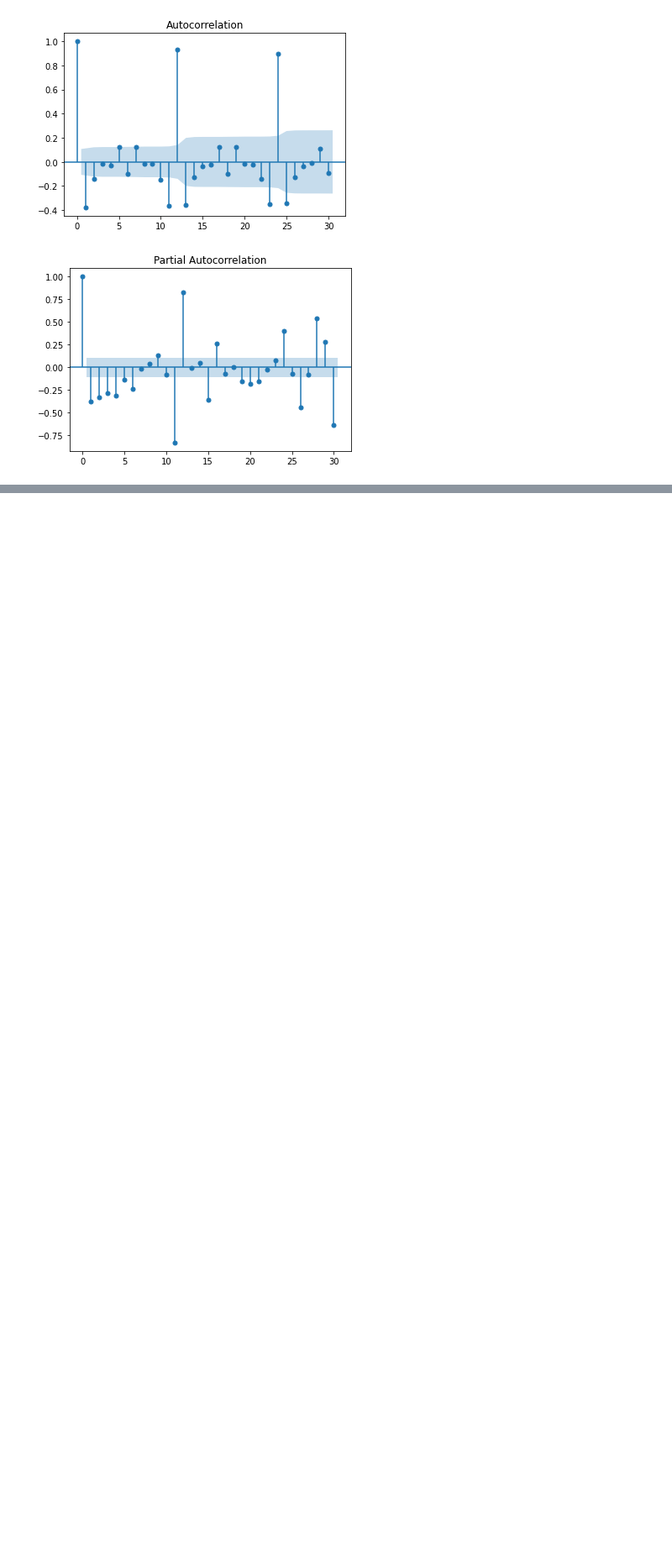
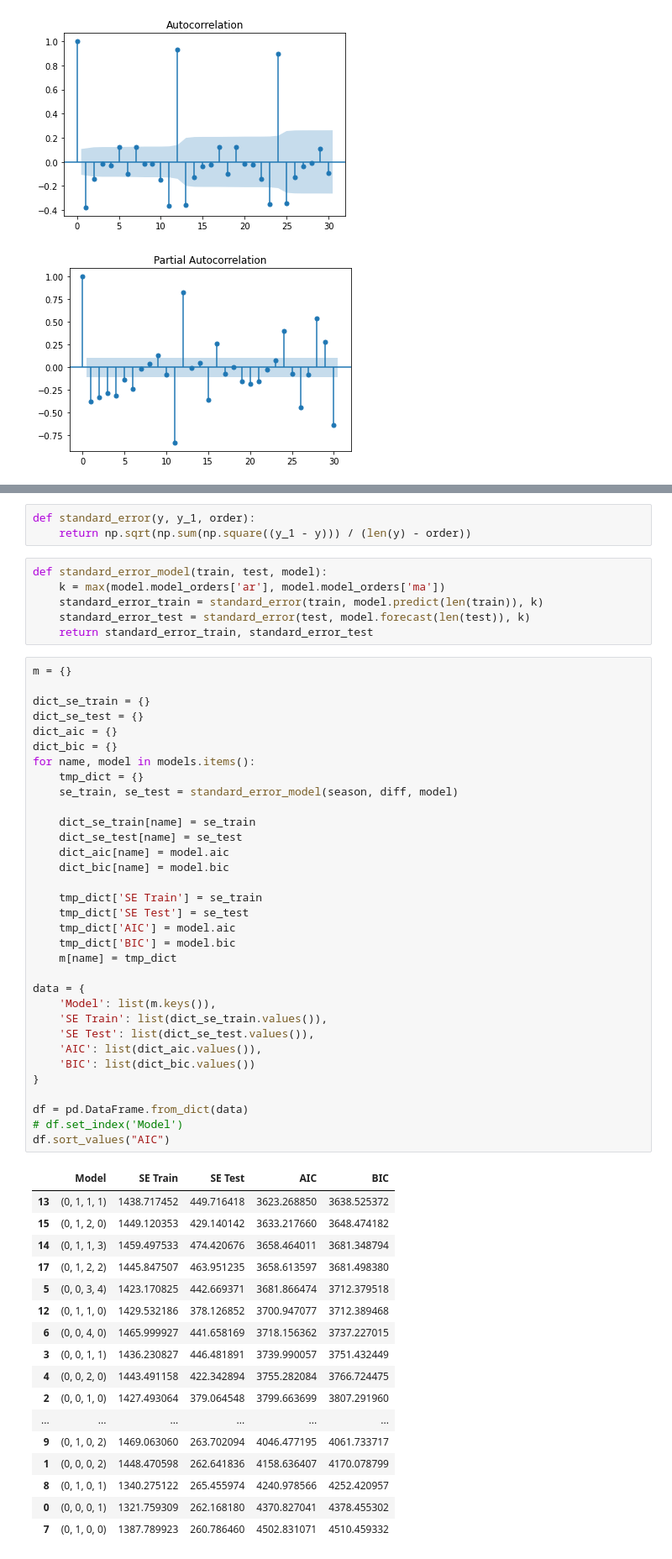
Before and after one commit to EkT1oN/tris, a Jupyter notebook: lab2.ipynb, the cells around one changed output, grey strips where cells are left out. Shown at 84% size. Cells and saved outputs as stored; diff of their text form; blank space fills up the shorter version.

```diff
--- a/lab2.ipynb
+++ b/lab2.ipynb
@@ -176,0 +184,60 @@ i: 2| j: 2| k: 2| l: 2
+# %%
+def standard_error(y, y_1, order):
+    return np.sqrt(np.sum(np.square((y_1 - y))) / (len(y) - order))
+# %%
+def standard_error_model(train, test, model):
+    k = max(model.model_orders['ar'], model.model_orders['ma'])
+    standard_error_train = standard_error(train, model.predict(len(train)), k)
+    standard_error_test = standard_error(test, model.forecast(len(test)), k)
+    return standard_error_train, standard_error_test
+# %%
+m = {}
+
+dict_se_train = {}
+dict_se_test = {}
+dict_aic = {}
+dict_bic = {}
+for name, model in models.items():
+    tmp_dict = {}
+    se_train, se_test = standard_error_model(season, diff, model)
+
+    dict_se_train[name] = se_train
+    dict_se_test[name] = se_test
+    dict_aic[name] = model.aic
+    dict_bic[name] = model.bic
+
+    tmp_dict['SE Train'] = se_train
+    tmp_dict['SE Test'] = se_test
+    tmp_dict['AIC'] = model.aic
+    tmp_dict['BIC'] = model.bic
+    m[name] = tmp_dict
+
+data = {
+    'Model': list(m.keys()),
+    'SE Train': list(dict_se_train.values()),
+    'SE Test': list(dict_se_test.values()),
+    'AIC': list(dict_aic.values()),
+    'BIC': list(dict_bic.values())
+}
+
+df = pd.DataFrame.from_dict(data)
+# df.set_index('Model')
+df.sort_values("AIC")
+# %% [output]
+|  | Model | SE Train | SE Test | AIC | BIC |
+| 13 | (0, 1, 1, 1) | 1438.717452 | 449.716418 | 3623.268850 | 3638.525372 |
+| 15 | (0, 1, 2, 0) | 1449.120353 | 429.140142 | 3633.217660 | 3648.474182 |
+| 14 | (0, 1, 1, 3) | 1459.497533 | 474.420676 | 3658.464011 | 3681.348794 |
+| 17 | (0, 1, 2, 2) | 1445.847507 | 463.951235 | 3658.613597 | 3681.498380 |
+| 5 | (0, 0, 3, 4) | 1423.170825 | 442.669371 | 3681.866474 | 3712.379518 |
+| 12 | (0, 1, 1, 0) | 1429.532186 | 378.126852 | 3700.947077 | 3712.389468 |
+| 6 | (0, 0, 4, 0) | 1465.999927 | 441.658169 | 3718.156362 | 3737.227015 |
+| 3 | (0, 0, 1, 1) | 1436.230827 | 446.481891 | 3739.990057 | 3751.432449 |
+| 4 | (0, 0, 2, 0) | 1443.491158 | 422.342894 | 3755.282084 | 3766.724475 |
+| 2 | (0, 0, 1, 0) | 1427.493064 | 379.064548 | 3799.663699 | 3807.291960 |
+| ... | ... | ... | ... | ... | ... |
+| 9 | (0, 1, 0, 2) | 1469.063060 | 263.702094 | 4046.477195 | 4061.733717 |
+| 1 | (0, 0, 0, 2) | 1448.470598 | 262.641836 | 4158.636407 | 4170.078799 |
+| 8 | (0, 1, 0, 1) | 1340.275122 | 265.455974 | 4240.978566 | 4252.420957 |
+| 0 | (0, 0, 0, 1) | 1321.759309 | 262.168180 | 4370.827041 | 4378.455302 |
+| 7 | (0, 1, 0, 0) | 1387.789923 | 260.786460 | 4502.831071 | 4510.459332 |
```
Also changed, not shown: parts of 8 cells of this notebook.
